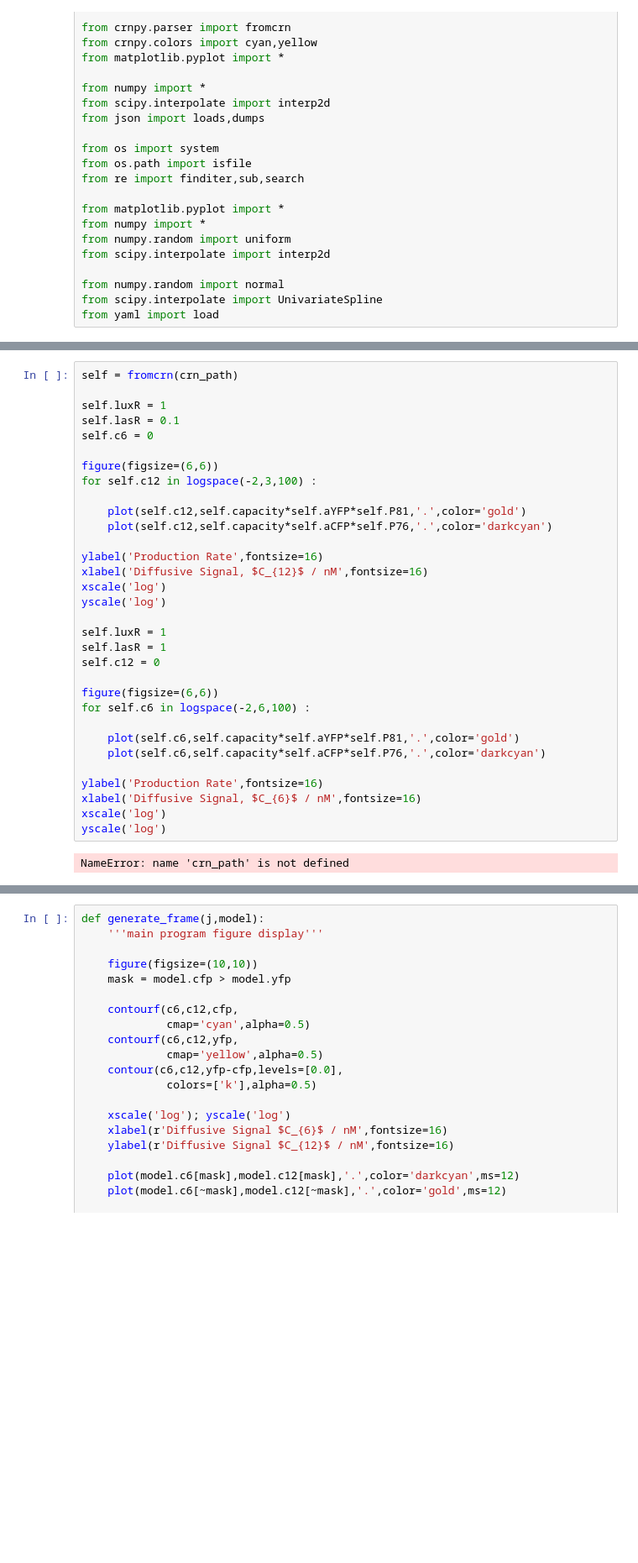
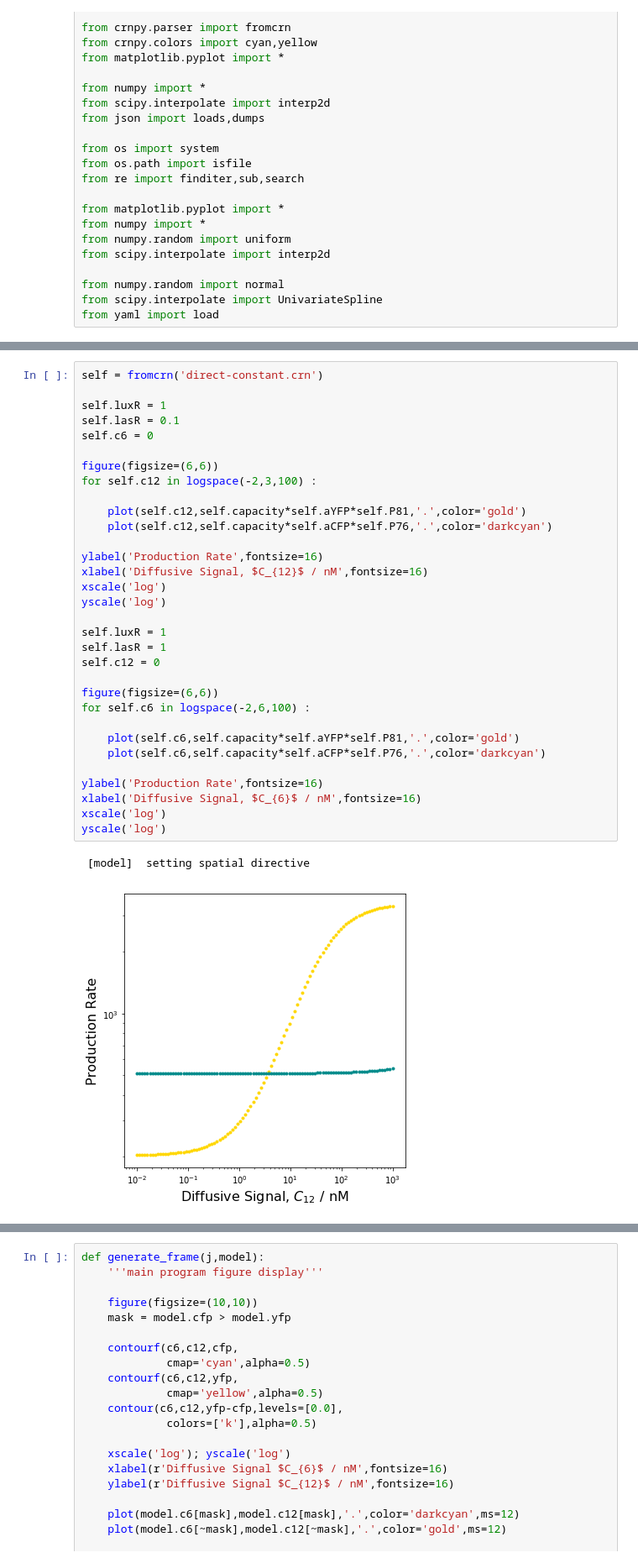
Before and after one commit to gszep/double-exclusive-reporter, a Jupyter notebook: whiteboard.ipynb, the cells around one changed output, grey strips where cells are left out. Shown at 84% size. Drawn from its saved outputs; the diff is of its cells as text; blank space fills up the shorter version.

```diff
--- a/whiteboard.ipynb
+++ b/whiteboard.ipynb
@@ -78,34 +26,35 @@ BP Point found
 # %%
-self = fromcrn(crn_path)
+self = fromcrn('direct-constant.crn')
 
 self.luxR = 1
 self.lasR = 0.1
 self.c6 = 0
 
 figure(figsize=(6,6))
 for self.c12 in logspace(-2,3,100) :
 
     plot(self.c12,self.capacity*self.aYFP*self.P81,'.',color='gold')
     plot(self.c12,self.capacity*self.aCFP*self.P76,'.',color='darkcyan')
 
 ylabel('Production Rate',fontsize=16)
 xlabel('Diffusive Signal, $C_{12}$ / nM',fontsize=16)
 xscale('log')
 yscale('log')
 
 self.luxR = 1
 self.lasR = 1
 self.c12 = 0
 
 figure(figsize=(6,6))
 for self.c6 in logspace(-2,6,100) :
 
     plot(self.c6,self.capacity*self.aYFP*self.P81,'.',color='gold')
     plot(self.c6,self.capacity*self.aCFP*self.P76,'.',color='darkcyan')
 
 ylabel('Production Rate',fontsize=16)
 xlabel('Diffusive Signal, $C_{6}$ / nM',fontsize=16)
 xscale('log')
 yscale('log')
 # %% [output]
-NameError: name 'crn_path' is not defined
+ [model]  setting spatial directive
+[figure, added]
```
Also changed, not shown: parts of 16 cells of this notebook, 16 other files.
